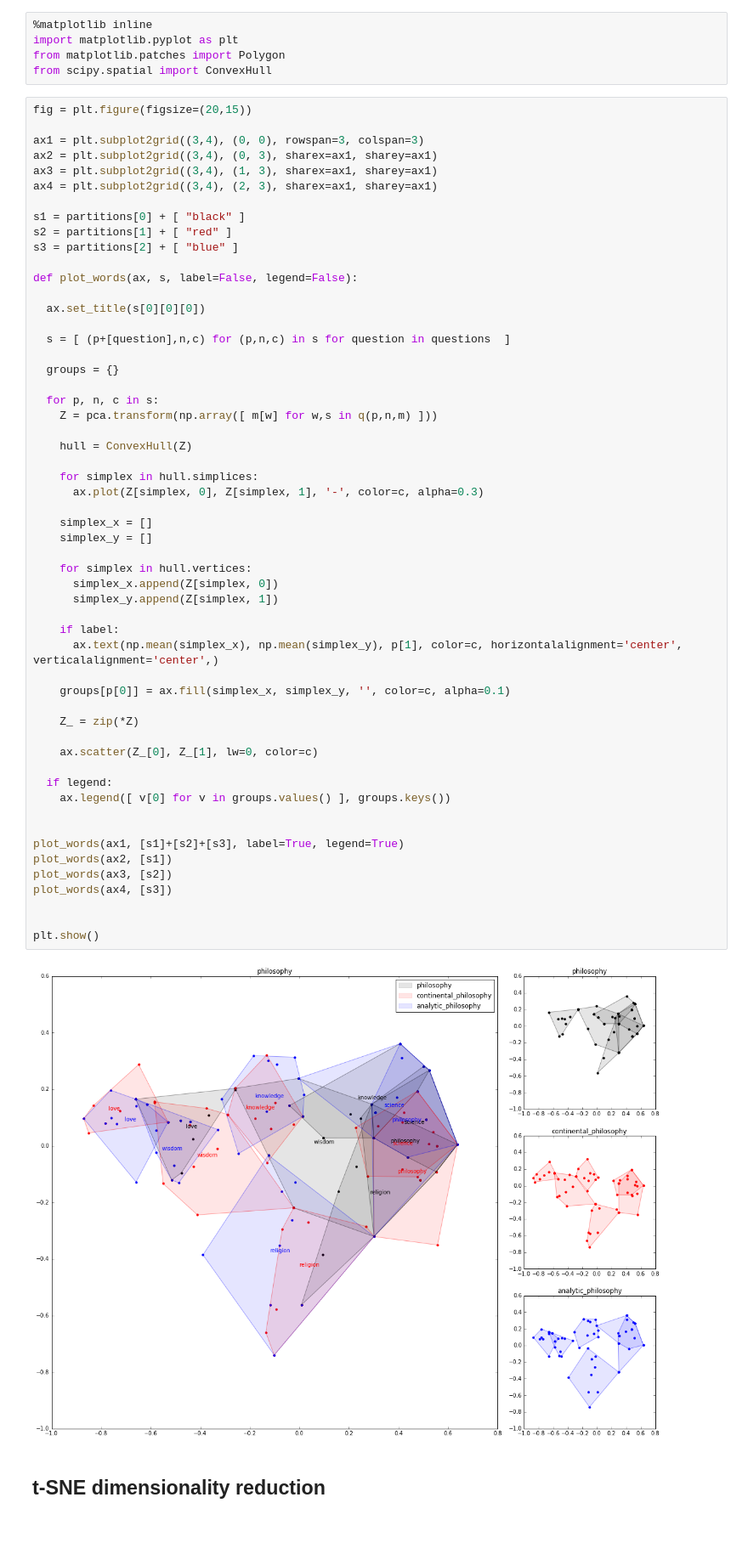
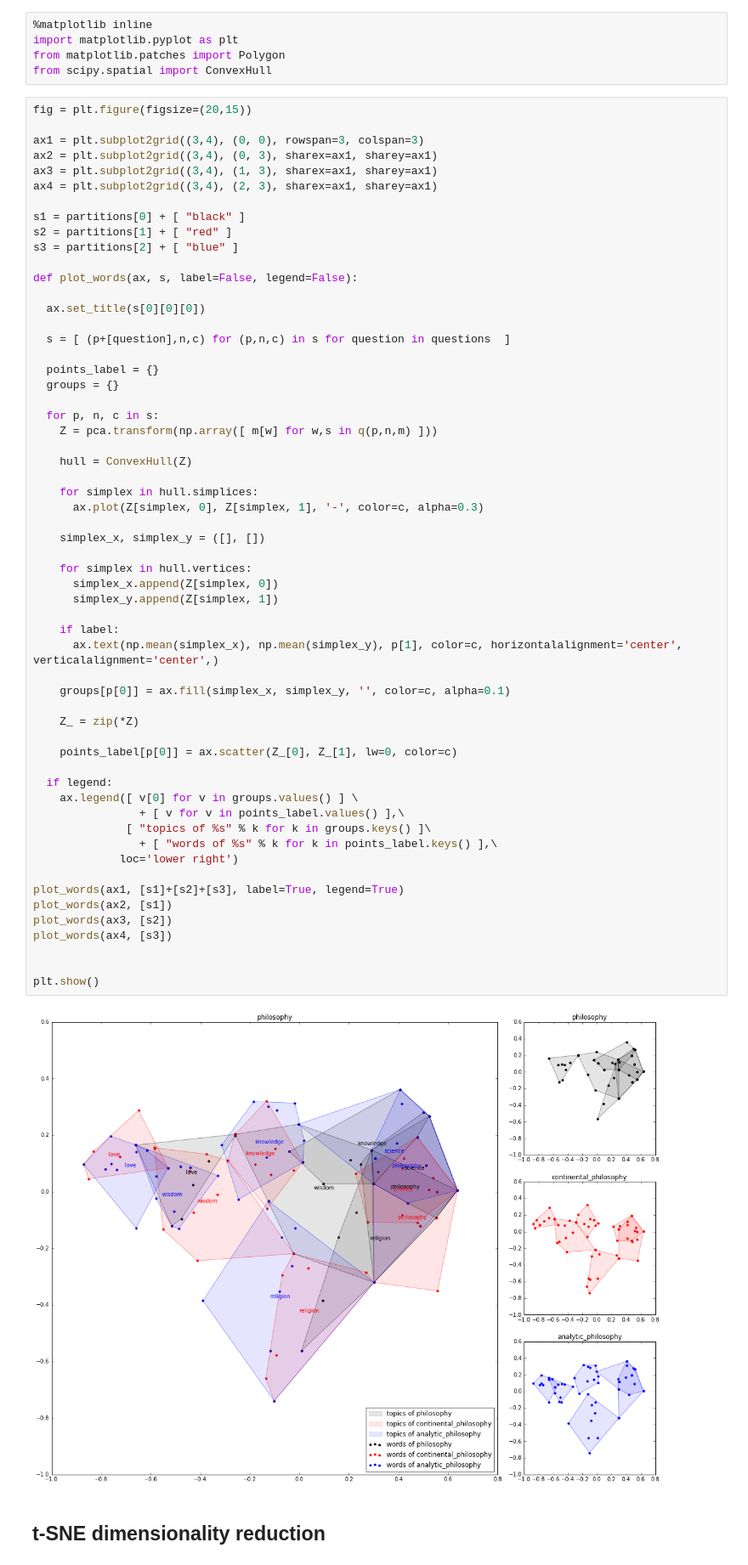
Before and after one commit to taniki/comp.soc-of-philosophy, a Jupyter notebook: (analytic vs continental) x philosophy.ipynb, the cells around one changed output. Shown at 85% size. Drawn from its saved outputs; the diff is of its cells as text; blank space fills up the shorter version.

Commit message:
adding a legend

```diff
--- a/(analytic vs continental) x philosophy.ipynb
+++ b/(analytic vs continental) x philosophy.ipynb
@@ -105,45 +105,48 @@ def plot_words(ax, s, label=False, legend=False):
 
   s = [ (p+[question],n,c) for (p,n,c) in s for question in questions  ]
 
+  points_label = {}
   groups = {}
 
   for p, n, c in s:
     Z = pca.transform(np.array([ m[w] for w,s in q(p,n,m) ]))
 
     hull = ConvexHull(Z)
 
     for simplex in hull.simplices:
       ax.plot(Z[simplex, 0], Z[simplex, 1], '-', color=c, alpha=0.3)
 
-    simplex_x = []
-    simplex_y = []
+    simplex_x, simplex_y = ([], [])
 
     for simplex in hull.vertices:
       simplex_x.append(Z[simplex, 0])
       simplex_y.append(Z[simplex, 1])
 
     if label:
       ax.text(np.mean(simplex_x), np.mean(simplex_y), p[1], color=c, horizontalalignment='center', verticalalignment='center',)
 
     groups[p[0]] = ax.fill(simplex_x, simplex_y, '', color=c, alpha=0.1)
 
     Z_ = zip(*Z)
 
-    ax.scatter(Z_[0], Z_[1], lw=0, color=c)
+    points_label[p[0]] = ax.scatter(Z_[0], Z_[1], lw=0, color=c)
 
   if legend:
-    ax.legend([ v[0] for v in groups.values() ], groups.keys())
-
+    ax.legend([ v[0] for v in groups.values() ] \
+                + [ v for v in points_label.values() ],\
+              [ "topics of %s" % k for k in groups.keys() ]\
+                + [ "words of %s" % k for k in points_label.keys() ],\
+             loc='lower right')
 
 plot_words(ax1, [s1]+[s2]+[s3], label=True, legend=True)
 plot_words(ax2, [s1])
 plot_words(ax3, [s2])
 plot_words(ax4, [s3])
 
 
 plt.show()
 # %% [output]
-[figure, old version]
+[figure, new version]
 # %% [markdown]
 ## t-SNE dimensionality reduction
 # %%
```
